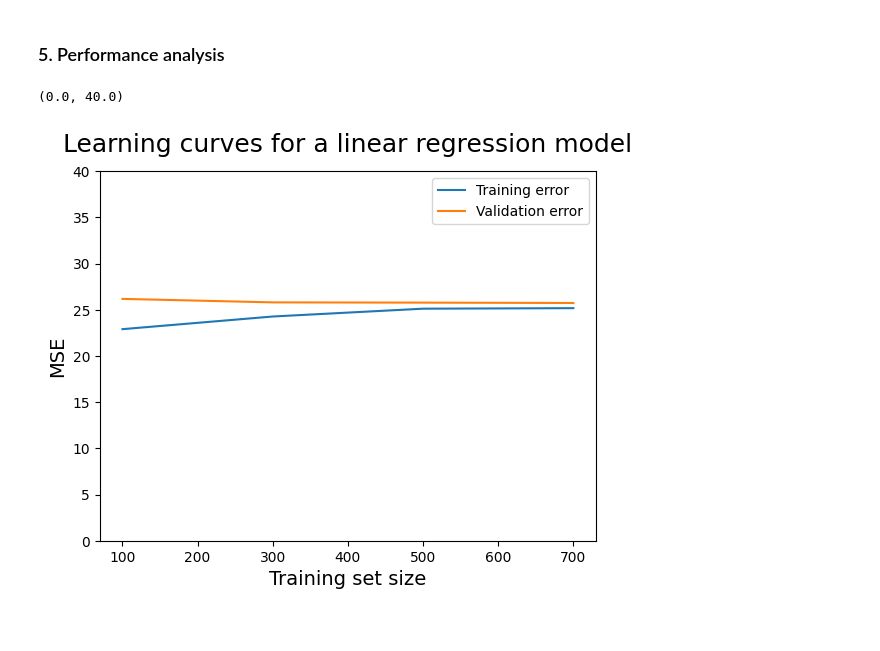
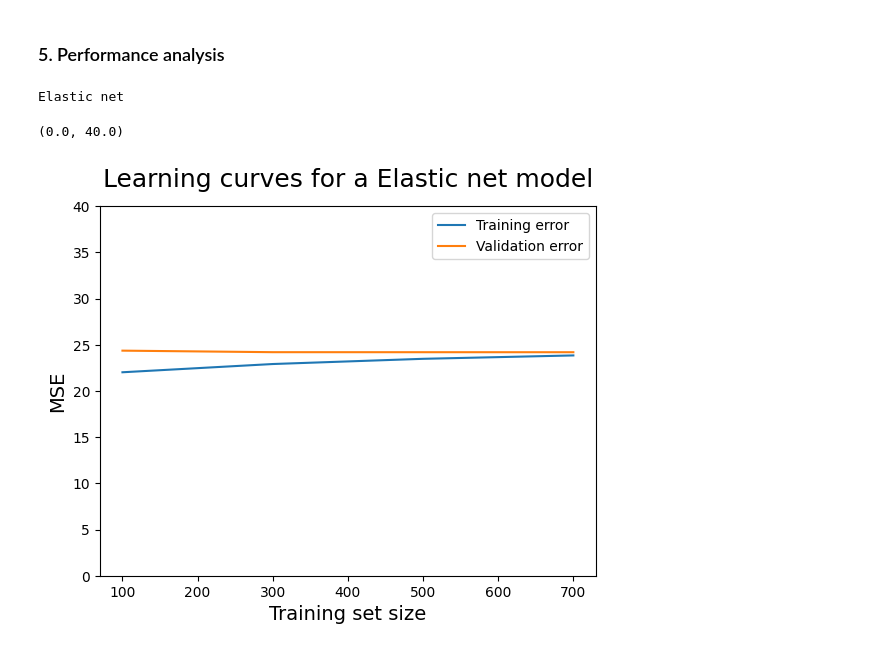
Before and after one commit to jewbe22/eecs3401-group2-groupProject, a Jupyter notebook: src/CO2_emission.ipynb, the cells around one changed output. Saved outputs shown, nothing was run; the diff lists cells and outputs as text; code cells hidden in the pictures.

Commit message:
analysis graphs added

```diff
--- a/src/CO2_emission.ipynb
+++ b/src/CO2_emission.ipynb
@@ -115,18 +115,22 @@ scoring_methods = ['neg_mean_absolute_error', 'neg_mean_squared_error','neg_root
 linear_best = GridSearchCV(linear_model, linear_params, scoring=scoring_methods, refit='neg_root_mean_squared_error', cv=5)
 tree_best = GridSearchCV(tree_model, tree_params, scoring=scoring_methods, refit='neg_root_mean_squared_error', cv=5)
 elastic_best = GridSearchCV(elastic_model, elastic_params, scoring=scoring_methods, refit='neg_root_mean_squared_error', cv=5)
-models = [linear_best, tree_best, elastic_best]
-model_names = ['Linear regression', 'Decision tree regressor', 'Elastic net']
+#models = [linear_best, tree_best, elastic_best]
+#model_names = ['Linear regression', 'Decision tree regressor', 'Elastic net']
+models = [('Linear regression',linear_best),
+          ('Decision tree regressor',tree_best),
+          ('Elastic net',elastic_best)]
 cv_result = {}
-for model, name in zip(models, model_names):
+for (name, model) in models:
     #print(f'{name}========================================================')
     model.fit(X_train, y_train)
     cv_result[name] = pd.DataFrame(cross_validate(model.best_estimator_, X_train, y_train, scoring=scoring_methods ,cv=5))
+    model = model.best_estimator_
     #print(cv_result)
 # %%
-stat_columns = cv_result[model_names[0]].mean().index
+stat_columns = cv_result[models[0][0]].mean().index
 statistic = pd.DataFrame(columns=stat_columns)
-
+model_names = [models[i][0] for i in range(len(models))]
 for model in model_names:
     statistic.loc[-1] = cv_result[model].mean()
     statistic.index = statistic.index + 1
@@ -150,20 +154,30 @@ from sklearn.model_selection import learning_curve
 import matplotlib.pyplot as plt
 # %%
 train_size = np.arange(start=100, stop=int(X_train.shape[0] * 0.8), step=200)
+# %%
+best_estimator = None
+for pair in models:
+    if pair[0] == statistic.head(1).index:
+        best_estimator = (pair[0], pair[1])
+        print(best_estimator[0])
+        break
+# %% [output]
+Elastic net
 # %%
-train_sizes, train_scores, validation_scores = learning_curve(estimator=linear_best,X=X_train, y=y_train, train_sizes=train_size, cv=5, scoring='neg_mean_absolute_error')
+train_sizes, train_scores, validation_scores = learning_curve(estimator=best_estimator[1],X=X_train, y=y_train, train_sizes=train_size, cv=5, scoring='neg_mean_absolute_error')
 # %%
 train_scores_mean = -train_scores.mean(axis = 1)
 validation_scores_mean = -validation_scores.mean(axis = 1)
 # %%
 #plt.style.use('seaborn')
+
 plt.plot(train_sizes, train_scores_mean, label = 'Training error')
 plt.plot(train_sizes, validation_scores_mean, label = 'Validation error')
 plt.ylabel('MSE', fontsize = 14)
 plt.xlabel('Training set size', fontsize = 14)
-plt.title('Learning curves for a linear regression model', fontsize = 18, y = 1.03)
+plt.title(f'Learning curves for a {best_estimator[0]} model', fontsize = 18, y = 1.03)
 plt.legend()
 plt.ylim(0,40)
 # %% [output]
 (0.0, 40.0)
-[figure, old version]
+[figure, new version]
```
Also changed, not shown: parts of 7 cells of this notebook.
